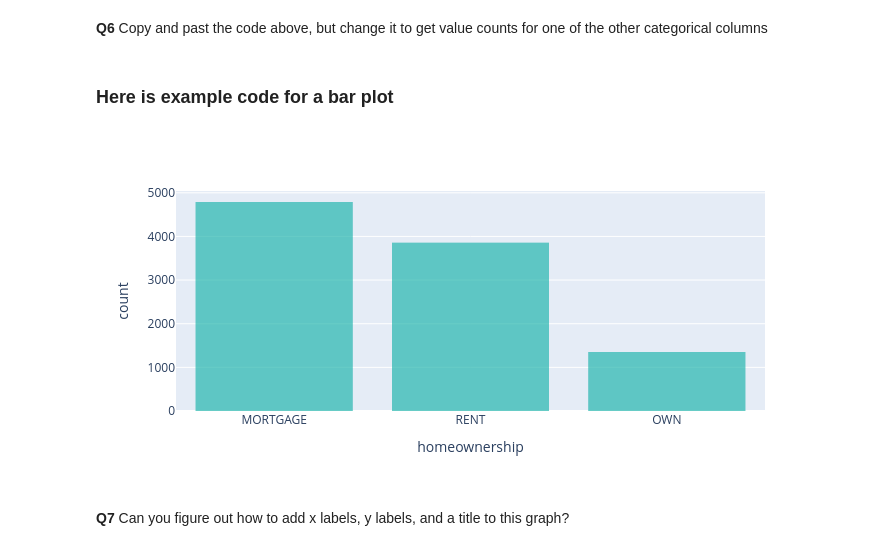
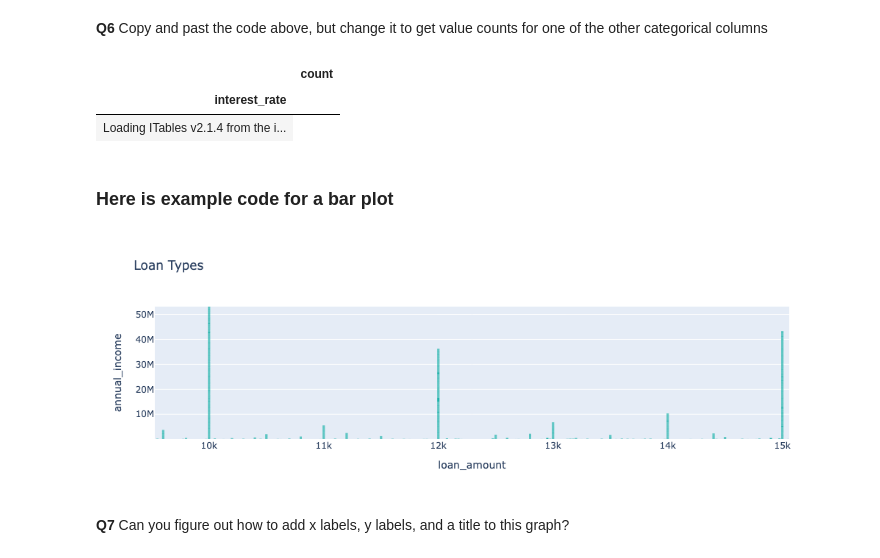
Before and after one commit to urielmartinez09/Day4, a Jupyter notebook: Day4-HW.ipynb, the cells around one changed output. Saved outputs shown, nothing was run; the diff lists cells and outputs as text; code cells hidden in the pictures.

```diff
--- a/Day4-HW.ipynb
+++ b/Day4-HW.ipynb
@@ -145,16 +178,26 @@ show(counts)
 **Q6** Copy and past the code above, but change it to get value counts for one of the other categorical columns
 # %%
 ## Your code here
+counts = DF['interest_rate'].value_counts()
+show(counts)
+# %% [output]
+|  | count |
+| interest_rate |  |
+| Loading ITables v2.1.4 from the i... |
 # %% [markdown]
 ### Here is example code for a bar plot
 # %%
 fig = px.bar(DF,
-            x='homeownership',
+             title = " Loan Types ",
+            x='loan_amount',
+             y = 'annual_income',
+             facet_col_spacing=1,
+             facet_col_wrap=100,
             color_discrete_sequence=['lightseagreen'])
 fig.update_traces(dict(marker_line_width=0))
 fig.show()
 # %% [output]
-[figure, old version]
+[figure, new version]
 # %% [markdown]
 **Q7** Can you figure out how to add x labels, y labels, and a title to this graph?
 # %%
```
Also changed, not shown: parts of 16 cells of this notebook.
